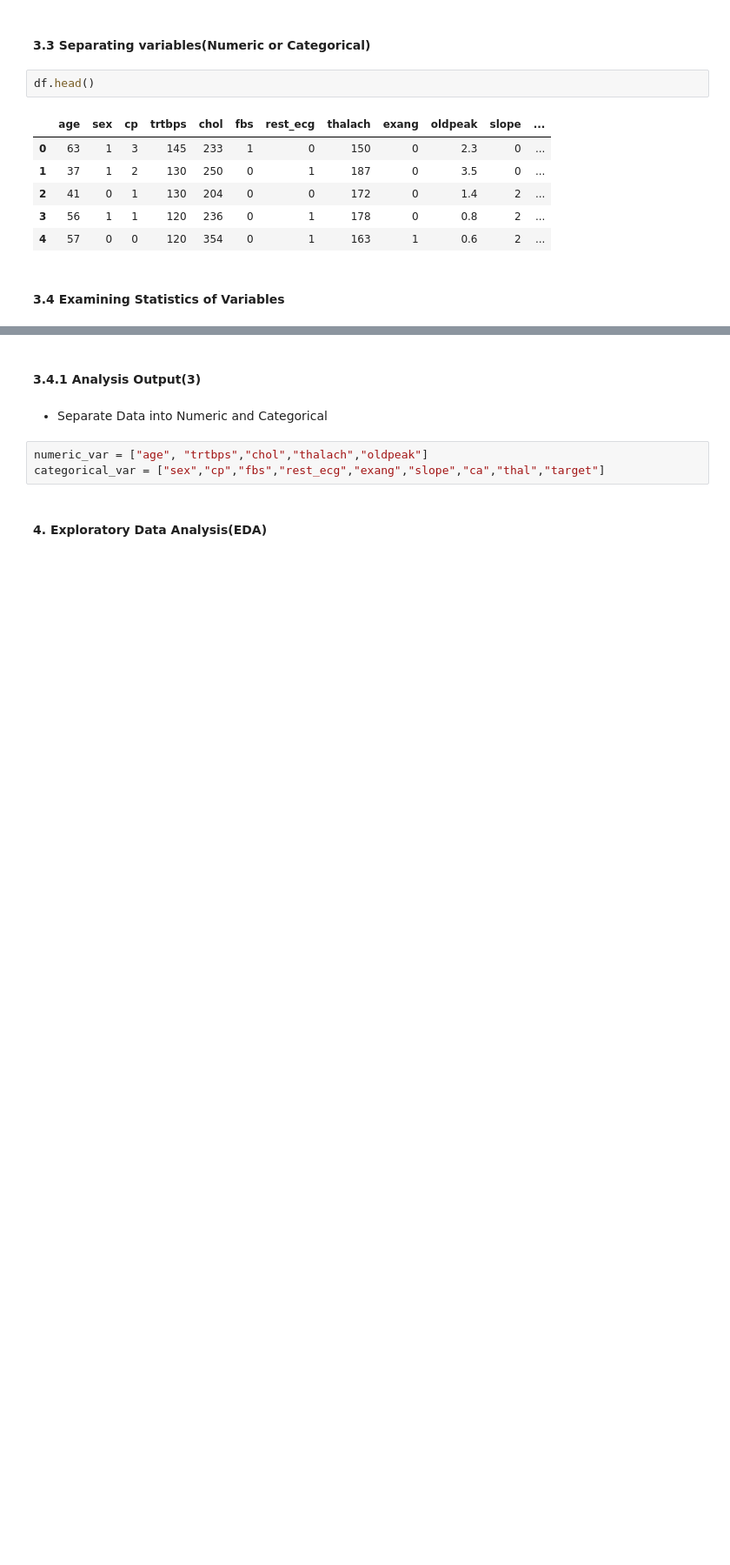
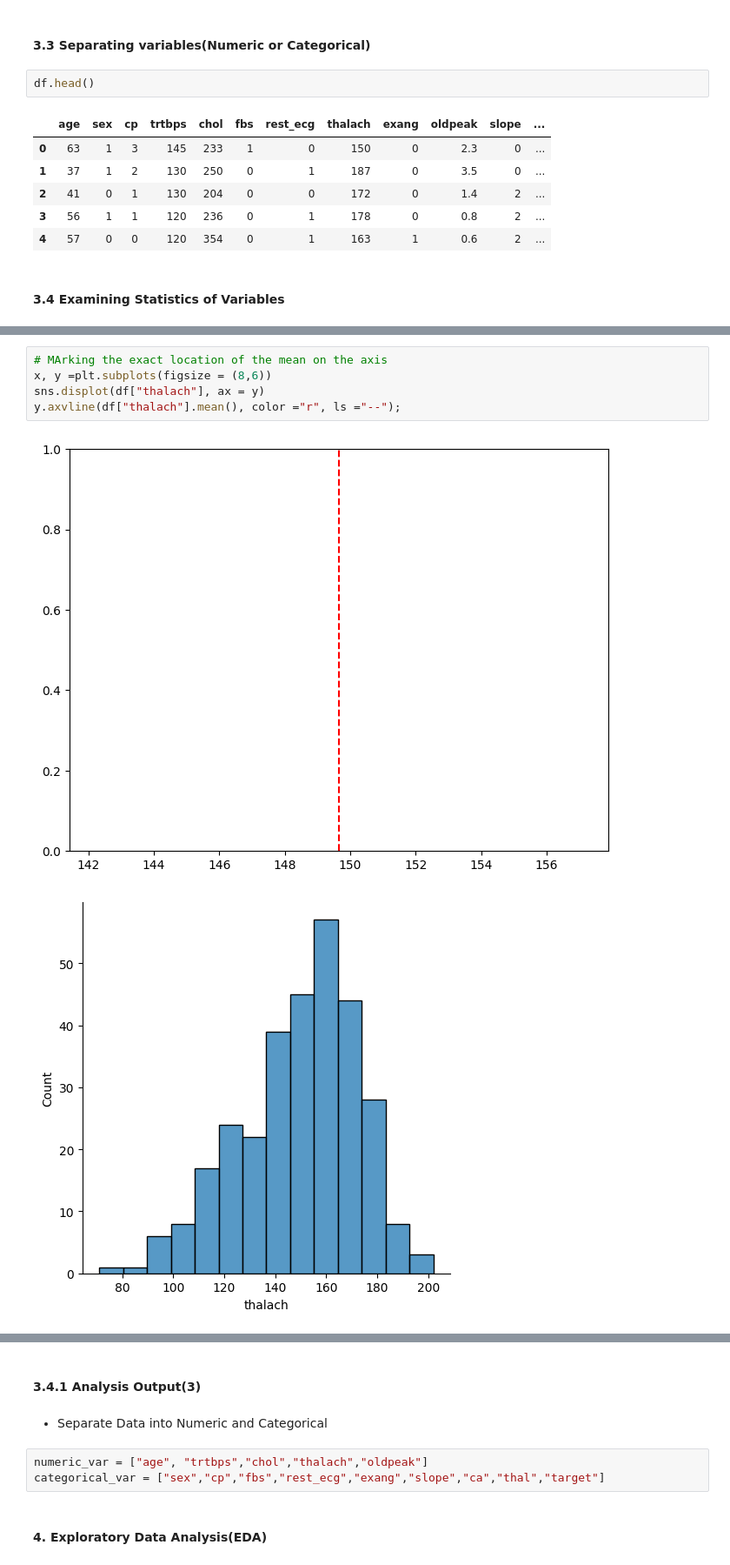
Before and after one commit to Benishkhaled/Benishkhaled, a Jupyter notebook: hearth-attack-analysis-and-prediction-update.ipynb, the cells around one changed output, grey strips where cells are left out. Shown at 87% size. Saved outputs shown, nothing was run; the diff lists cells and outputs as text; blank space fills up the shorter version.

```diff
--- a/hearth-attack-analysis-and-prediction-update.ipynb
+++ b/hearth-attack-analysis-and-prediction-update.ipynb
@@ -344,0 +376,8 @@ df.head()
+# %%
+# MArking the exact location of the mean on the axis
+x, y =plt.subplots(figsize = (8,6))
+sns.displot(df["thalach"], ax = y)
+y.axvline(df["thalach"].mean(), color ="r", ls ="--");
+# %% [output]
+[figure, added]
+[figure, added]
```
Also changed, not shown: parts of 7 cells of this notebook.
